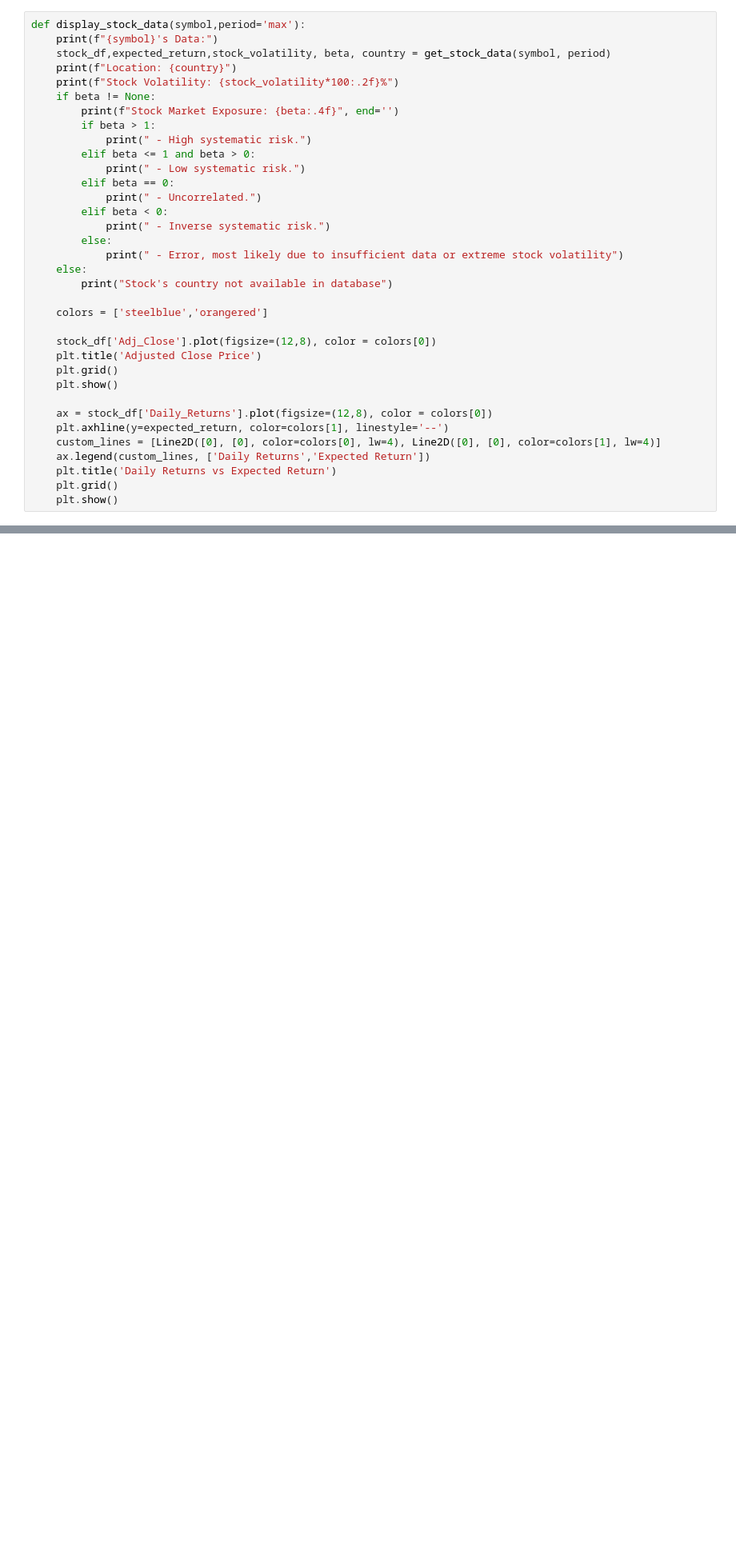
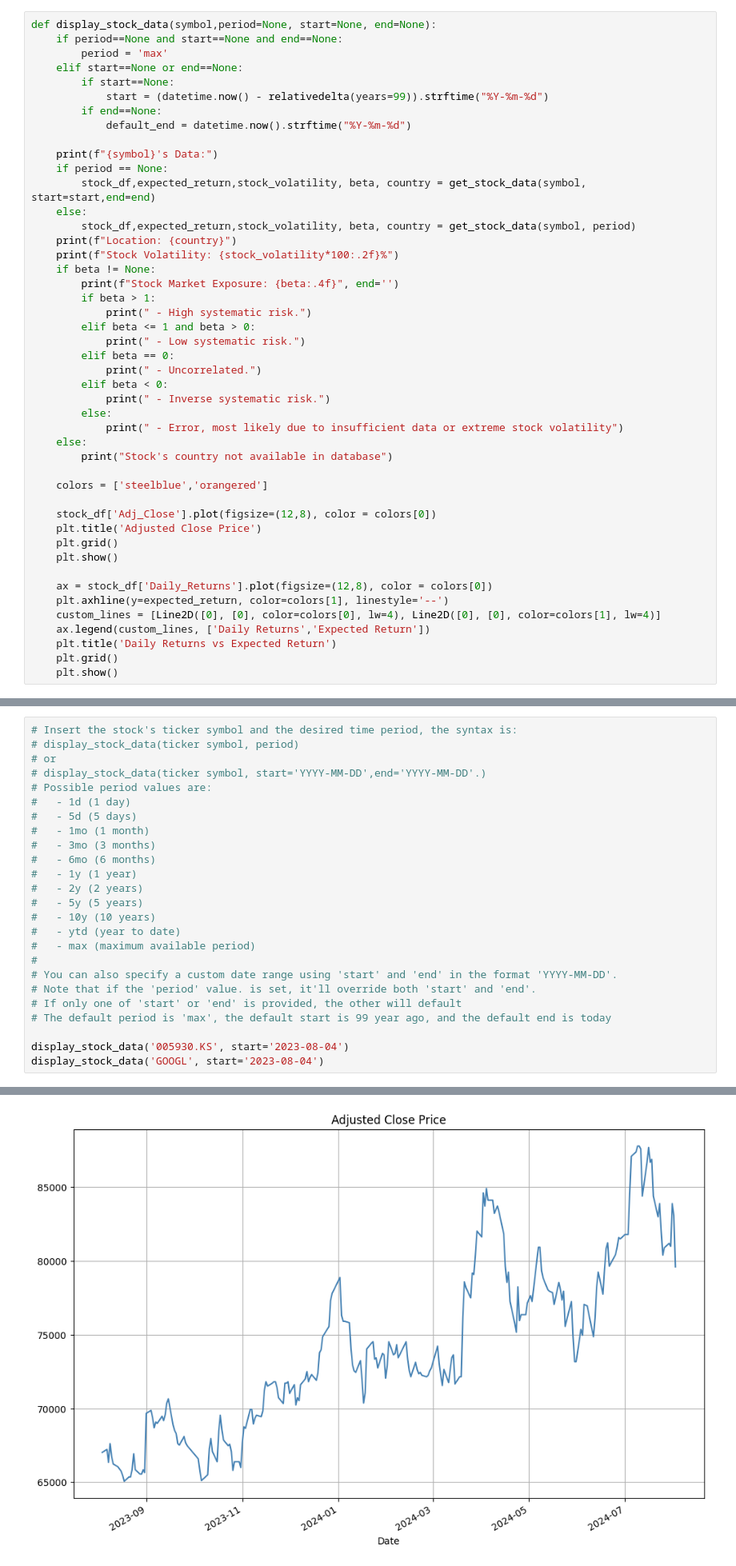
Before and after one commit to GabrielaRBLemos/Historical_Stock_Revenue_Analysis, a Jupyter notebook: Historical_Stock_Revenue_Analysis.ipynb, the cells around one changed output, grey strips where cells are left out. Shown at 80% size. Cells and saved outputs as stored; diff of their text form; blank space fills up the shorter version.

Commit message:
Implemented Start and End for specific time range

```diff
--- a/Historical_Stock_Revenue_Analysis.ipynb
+++ b/Historical_Stock_Revenue_Analysis.ipynb
@@ -45,9 +72,20 @@ def get_stock_data(symbol,period='max'):
         beta = None
     return stock_df, expected_return, stock_volatility, beta, country
 # %%
-def display_stock_data(symbol,period='max'):
+def display_stock_data(symbol,period=None, start=None, end=None):
+    if period==None and start==None and end==None:
+        period = 'max'
+    elif start==None or end==None:
+        if start==None:
+            start = (datetime.now() - relativedelta(years=99)).strftime("%Y-%m-%d")
+        if end==None:
+            default_end = datetime.now().strftime("%Y-%m-%d")
+
     print(f"{symbol}'s Data:")
-    stock_df,expected_return,stock_volatility, beta, country = get_stock_data(symbol, period)
+    if period == None:
+        stock_df,expected_return,stock_volatility, beta, country = get_stock_data(symbol, start=start,end=end)
+    else:
+        stock_df,expected_return,stock_volatility, beta, country = get_stock_data(symbol, period)
     print(f"Location: {country}")
     print(f"Stock Volatility: {stock_volatility*100:.2f}%")
     if beta != None:
@@ -97,0 +120,26 @@ Stock Market Exposure: 1.3508 - High systematic risk.
+# %%
+# Insert the stock's ticker symbol and the desired time period, the syntax is:
+# display_stock_data(ticker symbol, period)
+# or
+# display_stock_data(ticker symbol, start='YYYY-MM-DD',end='YYYY-MM-DD'.)
+# Possible period values are:
+#   - 1d (1 day)
+#   - 5d (5 days)
+#   - 1mo (1 month)
+#   - 3mo (3 months)
+#   - 6mo (6 months)
+#   - 1y (1 year)
+#   - 2y (2 years)
+#   - 5y (5 years)
+#   - 10y (10 years)
+#   - ytd (year to date)
+#   - max (maximum available period)
+#
+# You can also specify a custom date range using 'start' and 'end' in the format 'YYYY-MM-DD'.
+# Note that if the 'period' value. is set, it'll override both 'start' and 'end'.
+# If only one of 'start' or 'end' is provided, the other will default
+# The default period is 'max', the default start is 99 year ago, and the default end is today
+
+display_stock_data('005930.KS', start='2023-08-04')
+display_stock_data('GOOGL', start='2023-08-04')
+# %% [output]
@@ -97,0 +150 @@ Stock Market Exposure: 1.3508 - High systematic risk.
+[figure, added]
```
Also changed, not shown: parts of 5 cells of this notebook.
